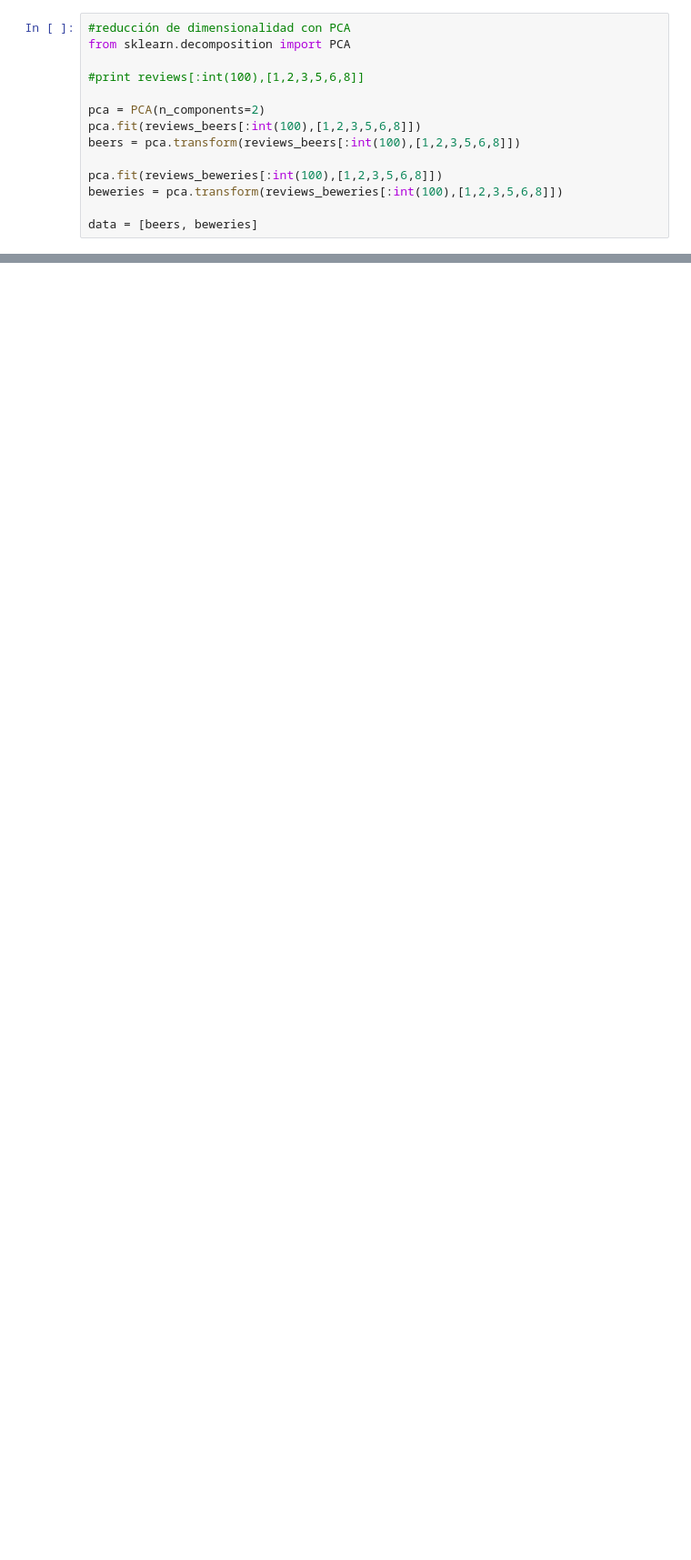
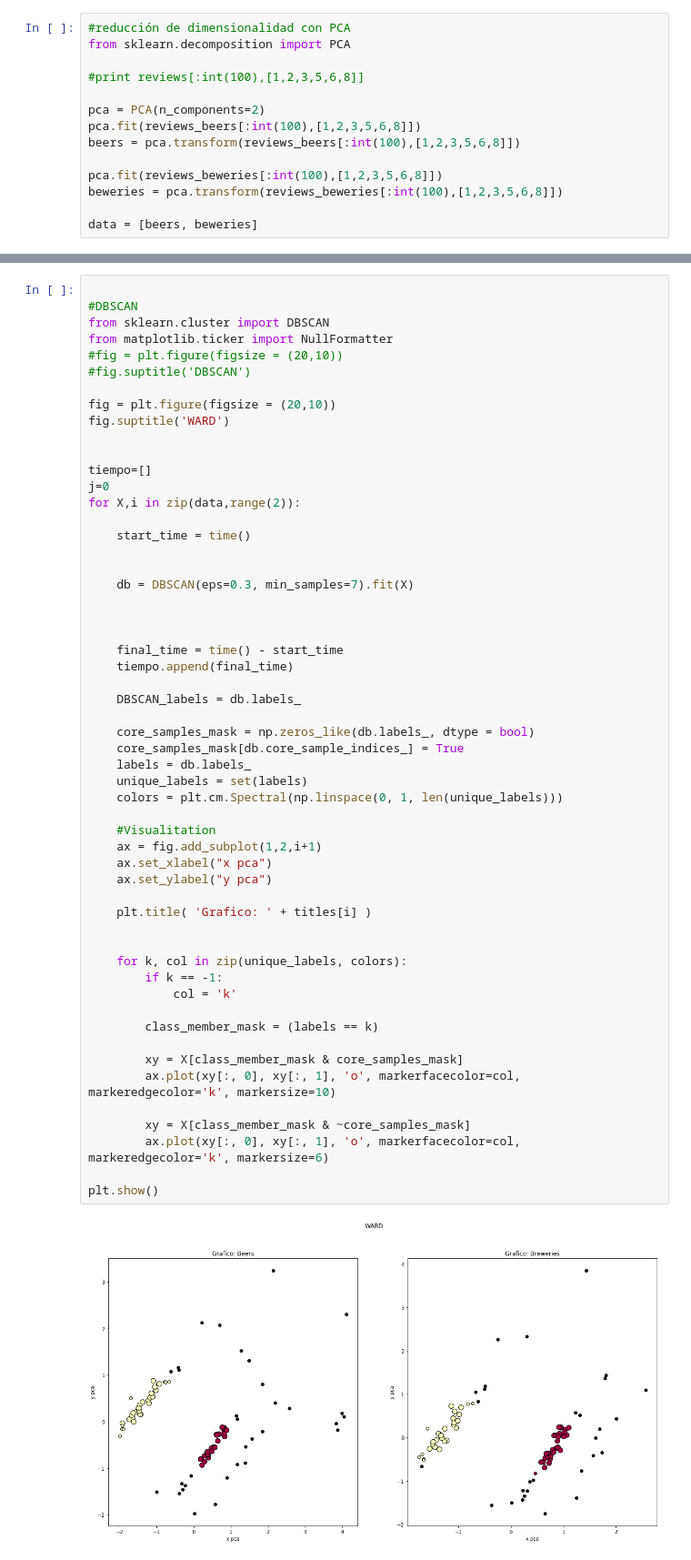
Before and after one commit to fefiweiss/Tarea1_DataMining, a Jupyter notebook: Tarea1_final.ipynb, the cells around one changed output, grey strips where cells are left out. Shown at 91% size. Saved outputs shown, nothing was run; the diff lists cells and outputs as text; blank space fills up the shorter version.

```diff
--- a/Tarea1_final.ipynb
+++ b/Tarea1_final.ipynb
@@ -231,0 +257,57 @@ Tiempo de ejecucion: 0.000850915908813 [s]
+# %%
+
+#DBSCAN
+from sklearn.cluster import DBSCAN
+from matplotlib.ticker import NullFormatter
+#fig = plt.figure(figsize = (20,10))
+#fig.suptitle('DBSCAN')
+
+fig = plt.figure(figsize = (20,10))
+fig.suptitle('WARD')
+
+
+tiempo=[]
+j=0
+for X,i in zip(data,range(2)):
+
+    start_time = time()
+
+
+    db = DBSCAN(eps=0.3, min_samples=7).fit(X)
+
+
+
+    final_time = time() - start_time
+    tiempo.append(final_time)
+
+    DBSCAN_labels = db.labels_
+
+    core_samples_mask = np.zeros_like(db.labels_, dtype = bool)
+    core_samples_mask[db.core_sample_indices_] = True
+    labels = db.labels_
+    unique_labels = set(labels)
+    colors = plt.cm.Spectral(np.linspace(0, 1, len(unique_labels)))
+
+    #Visualitation
+    ax = fig.add_subplot(1,2,i+1)
+    ax.set_xlabel("x pca")
+    ax.set_ylabel("y pca")
+
+    plt.title( 'Grafico: ' + titles[i] )
+
+
+    for k, col in zip(unique_labels, colors):
+        if k == -1:
+            col = 'k'
+
+        class_member_mask = (labels == k)
+
+        xy = X[class_member_mask & core_samples_mask]
+        ax.plot(xy[:, 0], xy[:, 1], 'o', markerfacecolor=col, markeredgecolor='k', markersize=10)
+
+        xy = X[class_member_mask & ~core_samples_mask]
+        ax.plot(xy[:, 0], xy[:, 1], 'o', markerfacecolor=col, markeredgecolor='k', markersize=6)
+
+plt.show()
+# %% [output]
+[figure, added]
```
Also changed, not shown: parts of 7 cells of this notebook, 5 other files.
